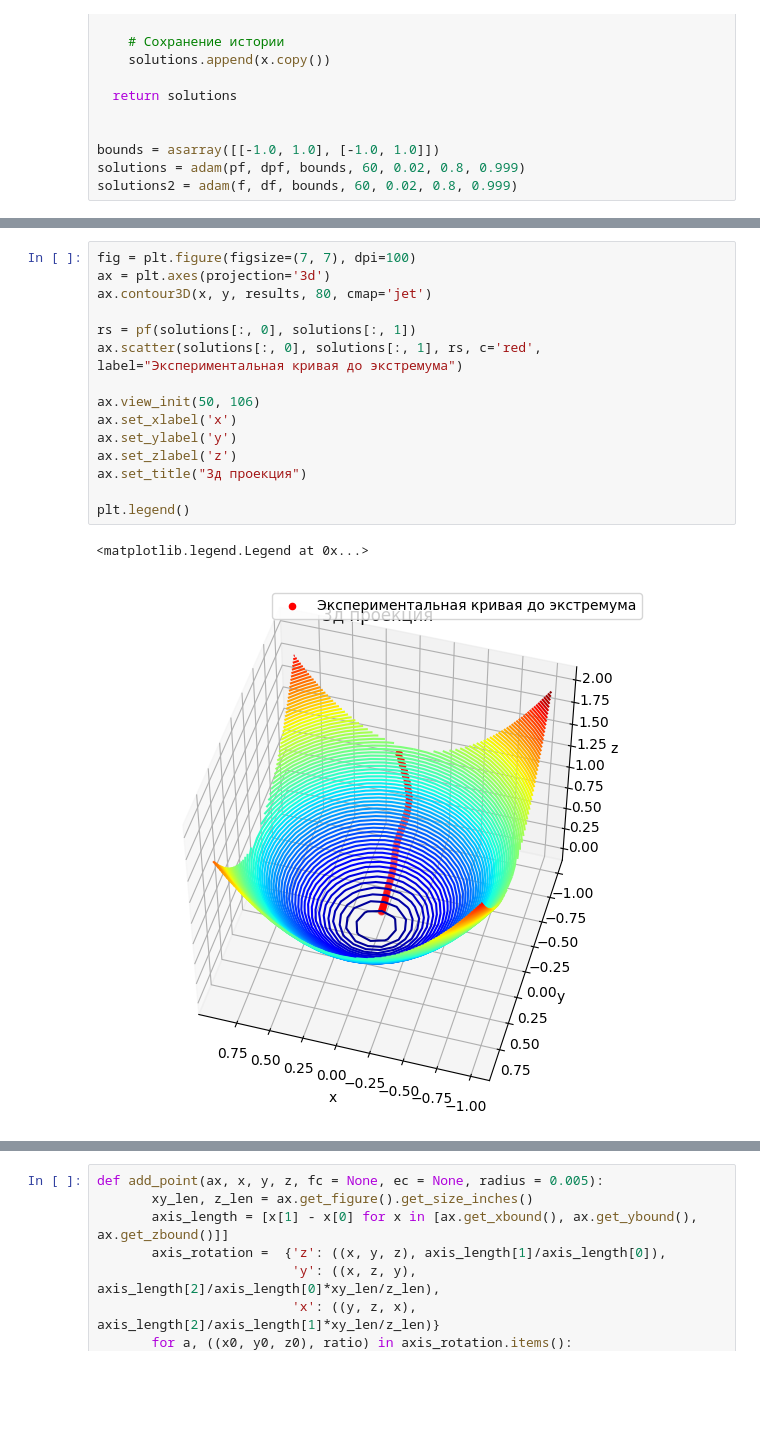
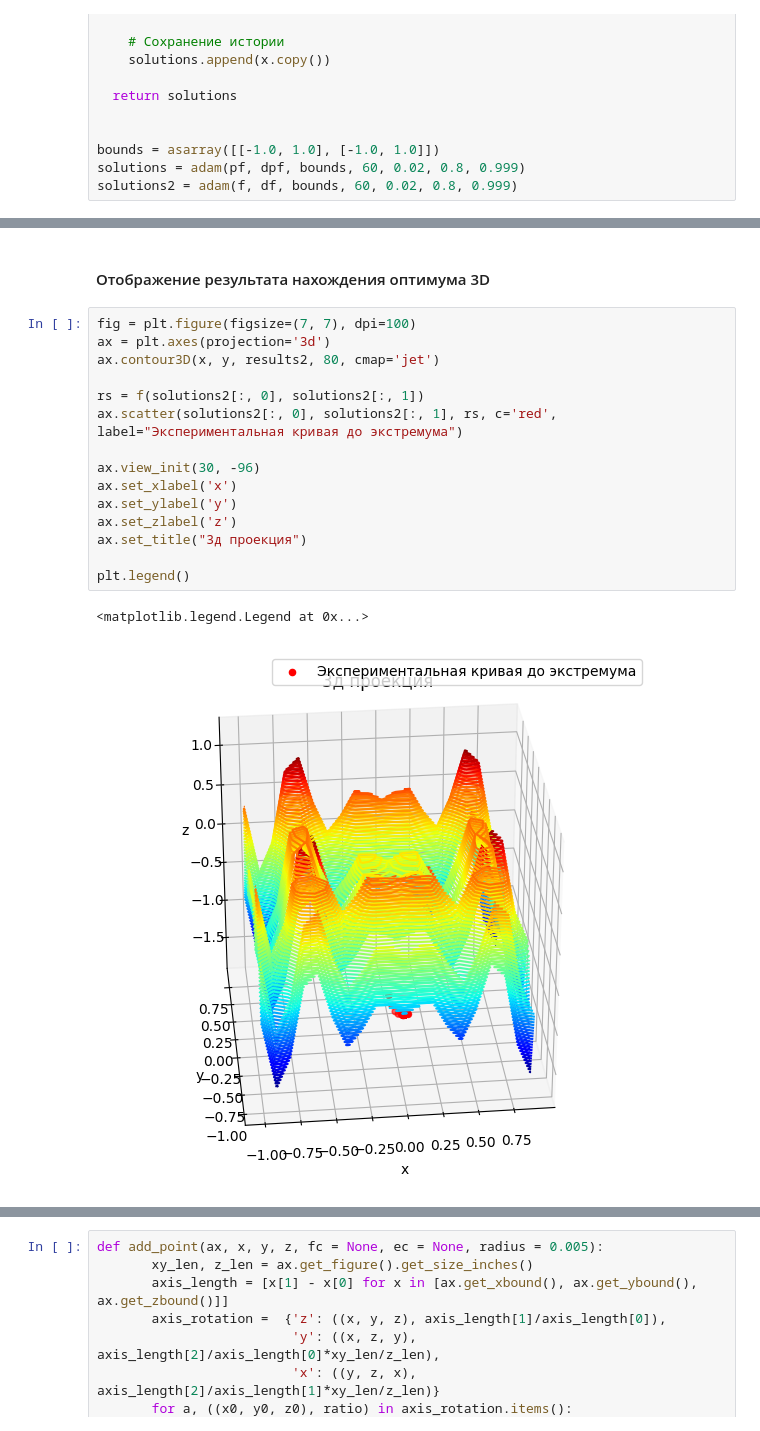
Before and after one commit to patison5/FAIntelligence, a Jupyter notebook: Градиентный_спуск_(классический_менающийся_learning_rate__Adam).ipynb, the cells around one changed output, grey strips where cells are left out. Cells and saved outputs as stored; diff of their text form; blank space fills up the shorter version.

```diff
--- a/Градиентный_спуск_(классический_менающийся_learning_rate__Adam).ipynb
+++ b/Градиентный_спуск_(классический_менающийся_learning_rate__Adam).ipynb
@@ -227,18 +233,20 @@ plt.show()
+# %% [markdown]
+#### Отображение результата нахождения оптимума 3D
 # %%
 fig = plt.figure(figsize=(7, 7), dpi=100)
 ax = plt.axes(projection='3d')
-ax.contour3D(x, y, results, 80, cmap='jet')
+ax.contour3D(x, y, results2, 80, cmap='jet')
 
-rs = pf(solutions[:, 0], solutions[:, 1])
-ax.scatter(solutions[:, 0], solutions[:, 1], rs, c='red', label="Экспериментальная кривая до экстремума")
+rs = f(solutions2[:, 0], solutions2[:, 1])
+ax.scatter(solutions2[:, 0], solutions2[:, 1], rs, c='red', label="Экспериментальная кривая до экстремума")
 
-ax.view_init(50, 106)
+ax.view_init(30, -96)
 ax.set_xlabel('x')
 ax.set_ylabel('y')
 ax.set_zlabel('z')
 ax.set_title("3д проекция")
 
 plt.legend()
 # %% [output]
 <matplotlib.legend.Legend at 0x...>
-[figure, old version]
+[figure, new version]
```
Also changed, not shown: parts of 7 cells of this notebook.
